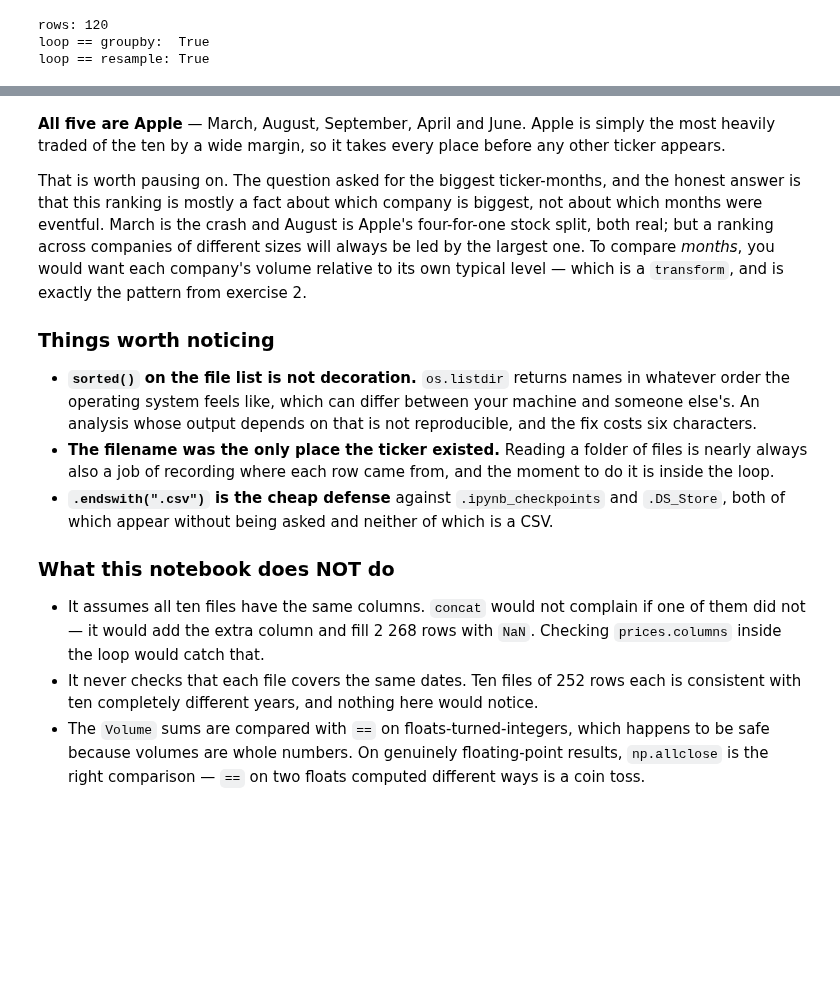
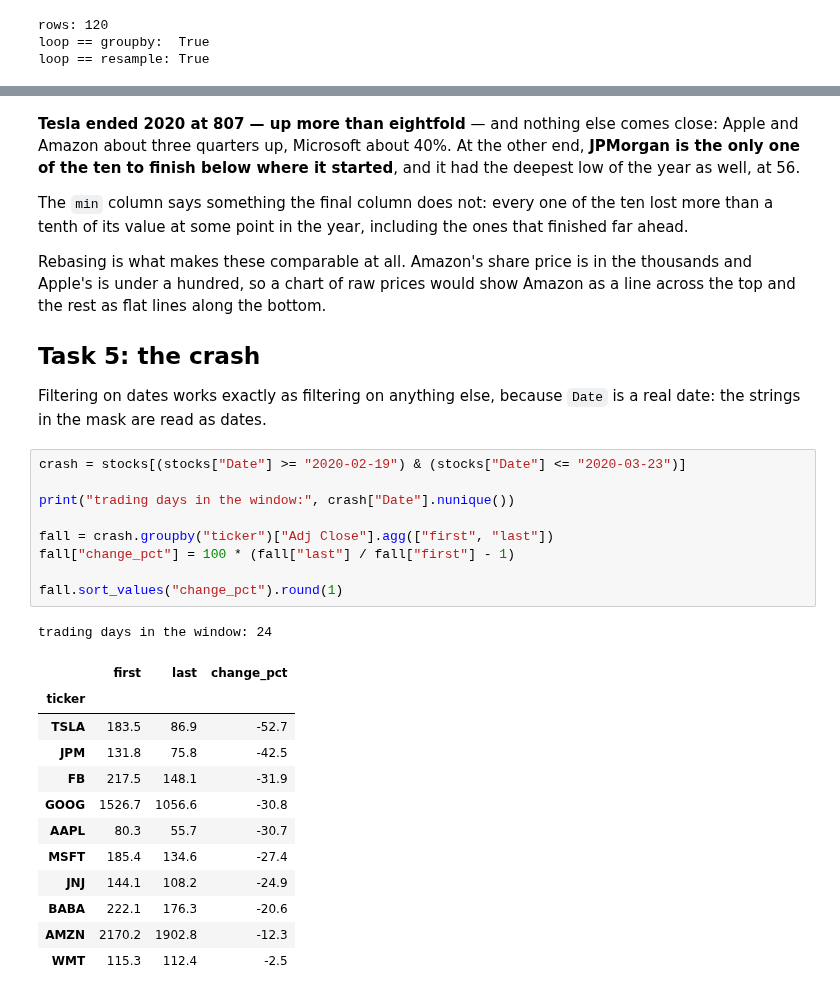
Before and after one commit to marcuslj01/BAN405, a Jupyter notebook: week08/home_exercise_4_solution.ipynb, the cells around one changed output, grey strips where cells are left out. Cells and saved outputs as stored; diff of their text form; blank space fills up the shorter version.

Commit message:
week 8 updated notebooks and assignment 2 done

```diff
--- a/week08/home_exercise_4_solution.ipynb
+++ b/week08/home_exercise_4_solution.ipynb
@@ -218,31 +240,39 @@ by_groupby.sort_values("volume", ascending=False).head(5)
 # %% [markdown]
-**All five are Apple** — March, August, September, April and June. Apple is simply the most heavily
-traded of the ten by a wide margin, so it takes every place before any other ticker appears.
+**Tesla ended 2020 at 807 — up more than eightfold** — and nothing else comes close: Apple and Amazon
+about three quarters up, Microsoft about 40%. At the other end, **JPMorgan is the only one of the ten
+to finish below where it started**, and it had the deepest low of the year as well, at 56.
 
-That is worth pausing on. The question asked for the biggest ticker-months, and the honest answer is
-that this ranking is mostly a fact about which company is biggest, not about which months were
-eventful. March is the crash and August is Apple's four-for-one stock split, both real; but a ranking
-across companies of different sizes will always be led by the largest one. To compare *months*, you
-would want each company's volume relative to its own typical level — which is a `transform`, and is
-exactly the pattern from exercise 2.
+The `min` column says something the final column does not: every one of the ten lost more than a
+tenth of its value at some point in the year, including the ones that finished far ahead.
 
-### Things worth noticing
+Rebasing is what makes these comparable at all. Amazon's share price is in the thousands and Apple's
+is under a hundred, so a chart of raw prices would show Amazon as a line across the top and the rest
+as flat lines along the bottom.
 
-- **`sorted()` on the file list is not decoration.** `os.listdir` returns names in whatever order the
-  operating system feels like, which can differ between your machine and someone else's. An analysis
-  whose output depends on that is not reproducible, and the fix costs six characters.
-- **The filename was the only place the ticker existed.** Reading a folder of files is nearly always
-  also a job of recording where each row came from, and the moment to do it is inside the loop.
-- **`.endswith(".csv")` is the cheap defense** against `.ipynb_checkpoints` and `.DS_Store`, both of
-  which appear without being asked and neither of which is a CSV.
+## Task 5: the crash
 
-### What this notebook does NOT do
-
-- It assumes all ten files have the same columns. `concat` would not complain if one of them did not —
-  it would add the extra column and fill 2 268 rows with `NaN`. Checking `prices.columns` inside the
-  loop would catch that.
-- It never checks that each file covers the same dates. Ten files of 252 rows each is consistent with
-  ten completely different years, and nothing here would notice.
-- The `Volume` sums are compared with `==` on floats-turned-integers, which happens to be safe because
-  volumes are whole numbers. On genuinely floating-point results, `np.allclose` is the right
-  comparison — `==` on two floats computed different ways is a coin toss.
+Filtering on dates works exactly as filtering on anything else, because `Date` is a real date: the
+strings in the mask are read as dates.
+# %%
+crash = stocks[(stocks["Date"] >= "2020-02-19") & (stocks["Date"] <= "2020-03-23")]
+
+print("trading days in the window:", crash["Date"].nunique())
+
+fall = crash.groupby("ticker")["Adj Close"].agg(["first", "last"])
+fall["change_pct"] = 100 * (fall["last"] / fall["first"] - 1)
+
+fall.sort_values("change_pct").round(1)
+# %% [output]
+trading days in the window: 24
+|  | first | last | change_pct |
+| ticker |  |  |  |
+| TSLA | 183.5 | 86.9 | -52.7 |
+| JPM | 131.8 | 75.8 | -42.5 |
+| FB | 217.5 | 148.1 | -31.9 |
+| GOOG | 1526.7 | 1056.6 | -30.8 |
+| AAPL | 80.3 | 55.7 | -30.7 |
+| MSFT | 185.4 | 134.6 | -27.4 |
+| JNJ | 144.1 | 108.2 | -24.9 |
+| BABA | 222.1 | 176.3 | -20.6 |
+| AMZN | 2170.2 | 1902.8 | -12.3 |
+| WMT | 115.3 | 112.4 | -2.5 |
```
Also changed, not shown: parts of 12 cells of this notebook, 24 other files.
